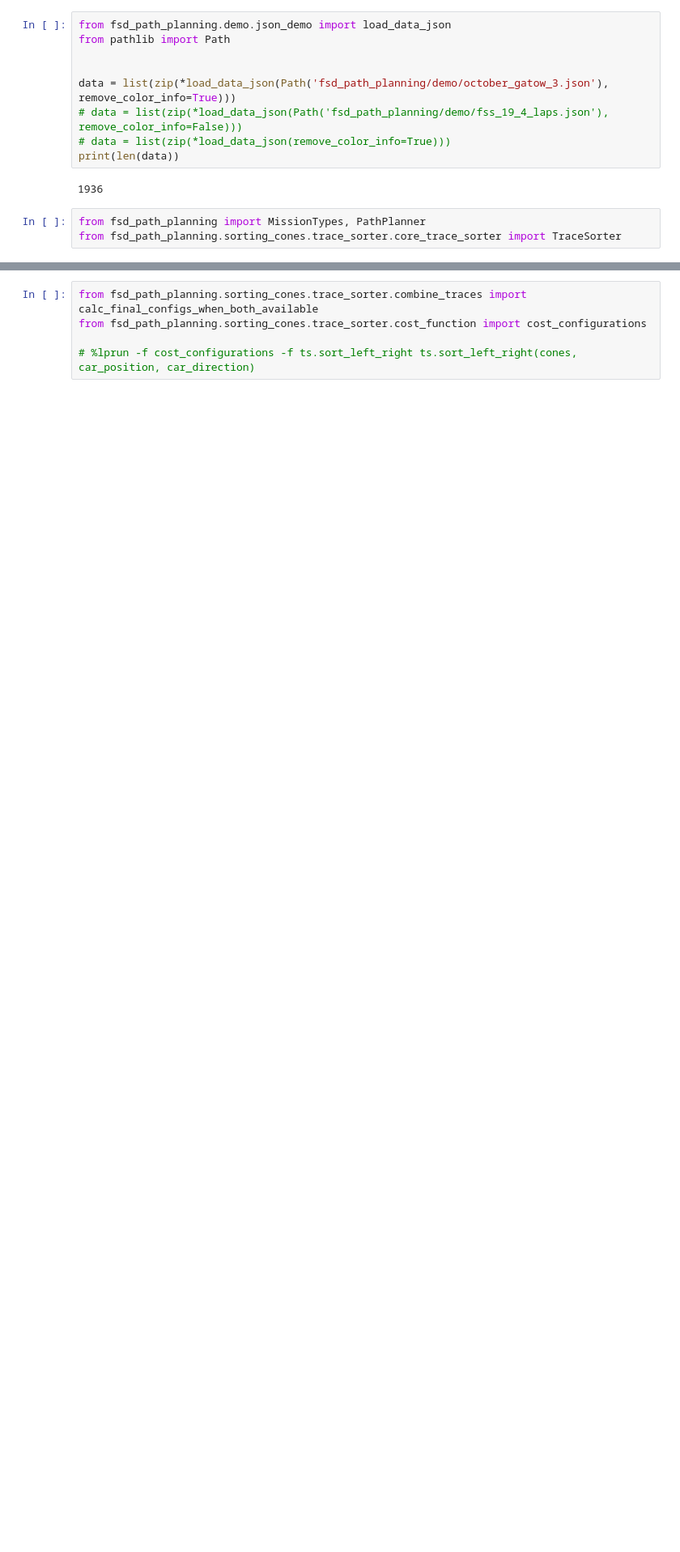
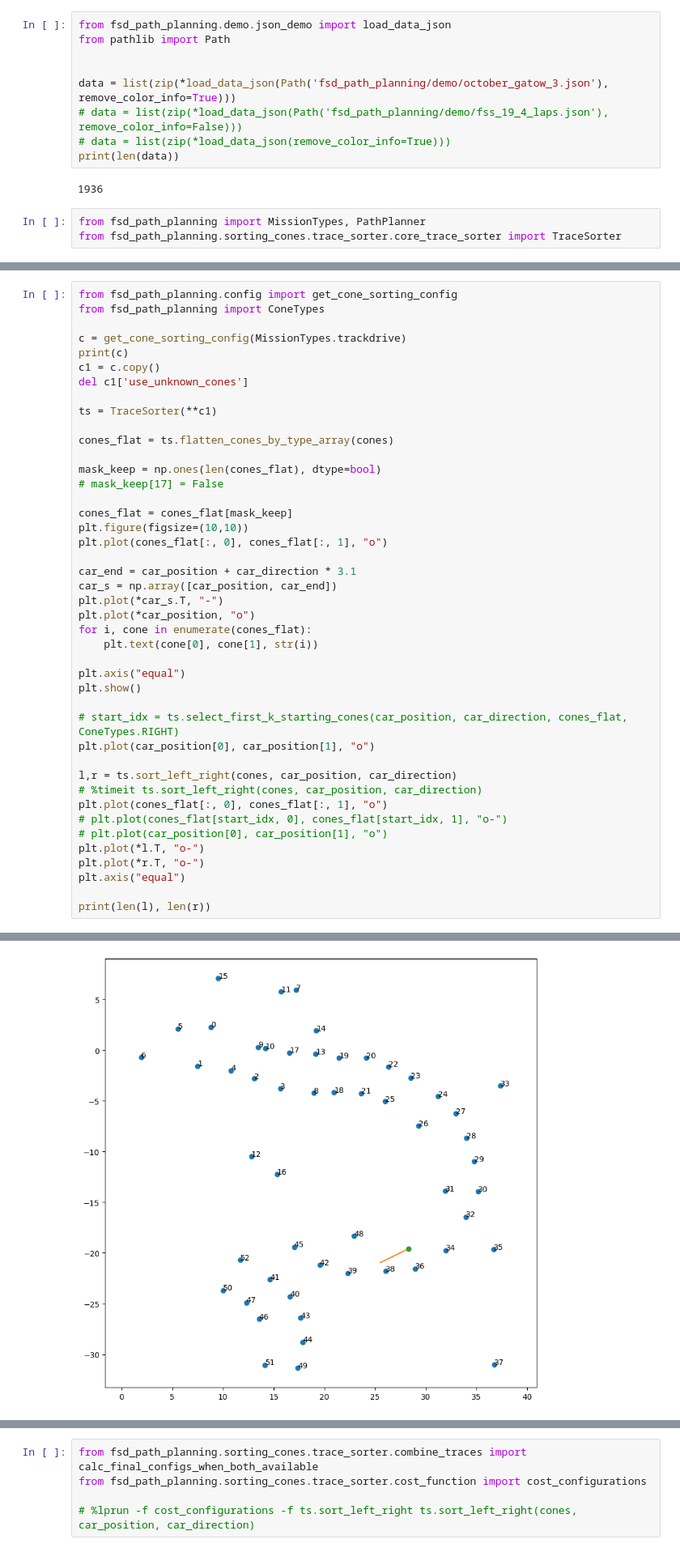
Before and after one commit to papalotis/ft-fsd-path-planning, a Jupyter notebook: t.ipynb, the cells around one changed output, grey strips where cells are left out. Shown at 81% size. Saved outputs shown, nothing was run; the diff lists cells and outputs as text; blank space fills up the shorter version.

```diff
--- a/t.ipynb
+++ b/t.ipynb
@@ -76,0 +77,44 @@ for i in range(start_frame, end_frame):
+# %%
+from fsd_path_planning.config import get_cone_sorting_config
+from fsd_path_planning import ConeTypes
+
+c = get_cone_sorting_config(MissionTypes.trackdrive)
+print(c)
+c1 = c.copy()
+del c1['use_unknown_cones']
+
+ts = TraceSorter(**c1)
+
+cones_flat = ts.flatten_cones_by_type_array(cones)
+
+mask_keep = np.ones(len(cones_flat), dtype=bool)
+# mask_keep[17] = False
+
+cones_flat = cones_flat[mask_keep]
+plt.figure(figsize=(10,10))
+plt.plot(cones_flat[:, 0], cones_flat[:, 1], "o")
+
+car_end = car_position + car_direction * 3.1
+car_s = np.array([car_position, car_end])
+plt.plot(*car_s.T, "-")
+plt.plot(*car_position, "o")
+for i, cone in enumerate(cones_flat):
+    plt.text(cone[0], cone[1], str(i))
+
+plt.axis("equal")
+plt.show()
+
+# start_idx = ts.select_first_k_starting_cones(car_position, car_direction, cones_flat, ConeTypes.RIGHT)
+plt.plot(car_position[0], car_position[1], "o")
+
+l,r = ts.sort_left_right(cones, car_position, car_direction)
+# %timeit ts.sort_left_right(cones, car_position, car_direction)
+plt.plot(cones_flat[:, 0], cones_flat[:, 1], "o")
+# plt.plot(cones_flat[start_idx, 0], cones_flat[start_idx, 1], "o-")
+# plt.plot(car_position[0], car_position[1], "o")
+plt.plot(*l.T, "o-")
+plt.plot(*r.T, "o-")
+plt.axis("equal")
+
+print(len(l), len(r))
+# %% [output]
@@ -76,0 +122 @@ for i in range(start_frame, end_frame):
+[figure, added]
```
Also changed, not shown: parts of 6 cells of this notebook, 6 other files.
